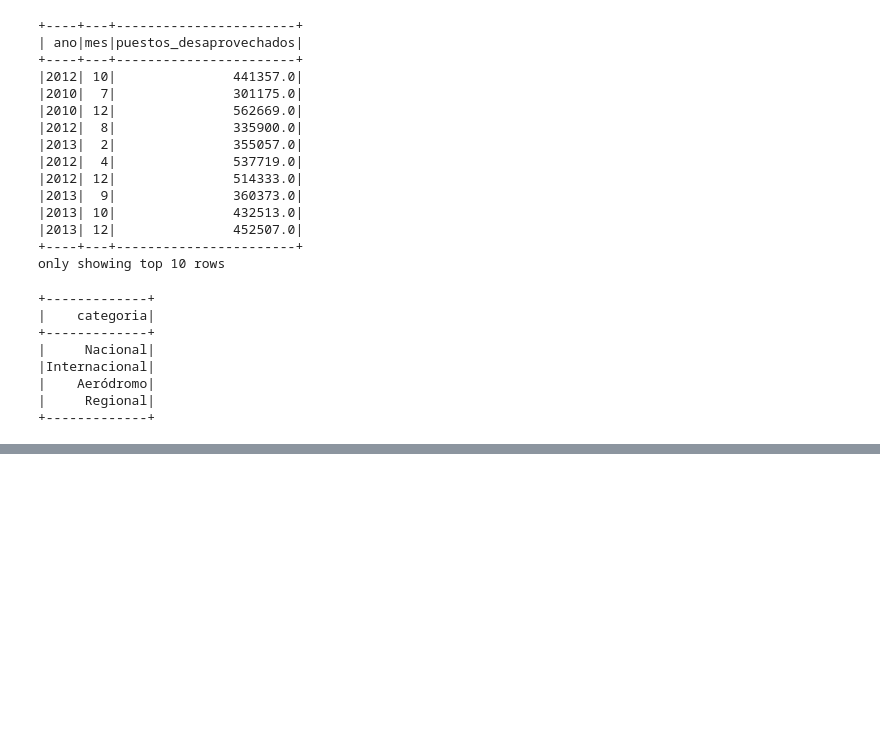
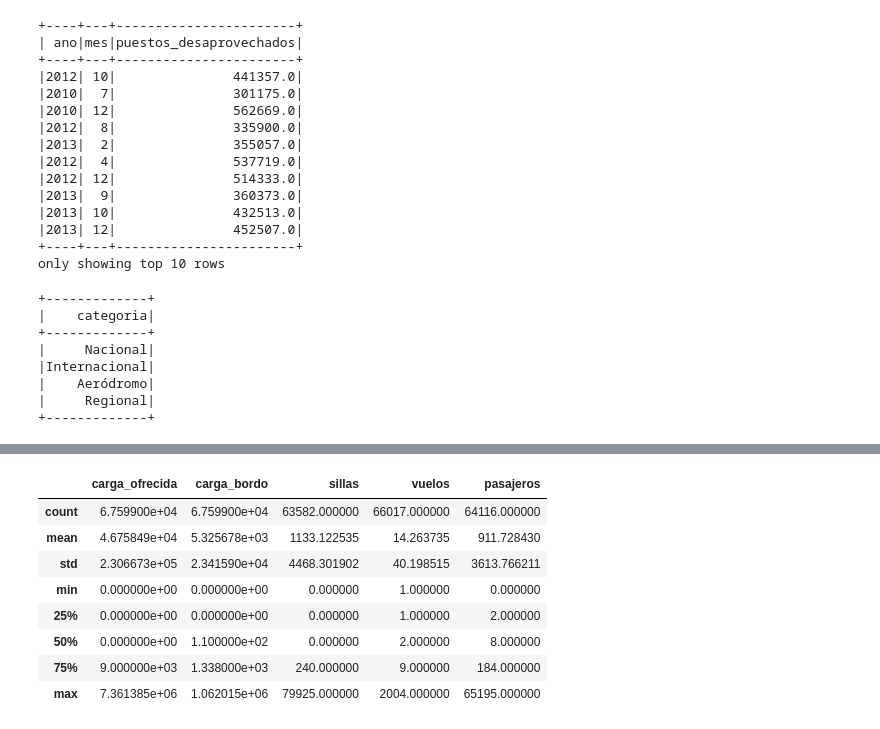
Before and after one commit to jboca-andes/Recursos, a Jupyter notebook: Tarea_calificada_Perfilamiento_de_datos.ipynb, the cells around one changed output, grey strips where cells are left out. Cells and saved outputs as stored; diff of their text form; code cells hidden in the pictures; blank space fills up the shorter version.

```diff
--- a/Tarea_calificada_Perfilamiento_de_datos.ipynb
+++ b/Tarea_calificada_Perfilamiento_de_datos.ipynb
@@ -284,0 +352,12 @@ df_aeropuertos.toPandas().describe()
+# %%
+df_vuelos.selectExpr("carga_ofrecida", "carga_bordo", "cast(sillas as int) sillas", "cast(vuelos as int) vuelos", "cast(pasajeros as int) pasajeros").toPandas().describe()
+# %% [output]
+|  | carga_ofrecida | carga_bordo | sillas | vuelos | pasajeros |
+| count | 6.759900e+04 | 6.759900e+04 | 63582.000000 | 66017.000000 | 64116.000000 |
+| mean | 4.675849e+04 | 5.325678e+03 | 1133.122535 | 14.263735 | 911.728430 |
+| std | 2.306673e+05 | 2.341590e+04 | 4468.301902 | 40.198515 | 3613.766211 |
+| min | 0.000000e+00 | 0.000000e+00 | 0.000000 | 1.000000 | 0.000000 |
+| 25% | 0.000000e+00 | 0.000000e+00 | 0.000000 | 1.000000 | 2.000000 |
+| 50% | 0.000000e+00 | 1.100000e+02 | 0.000000 | 2.000000 | 8.000000 |
+| 75% | 9.000000e+03 | 1.338000e+03 | 240.000000 | 9.000000 | 184.000000 |
+| max | 7.361385e+06 | 1.062015e+06 | 79925.000000 | 2004.000000 | 65195.000000 |
```
Also changed, not shown: parts of 11 cells of this notebook.
